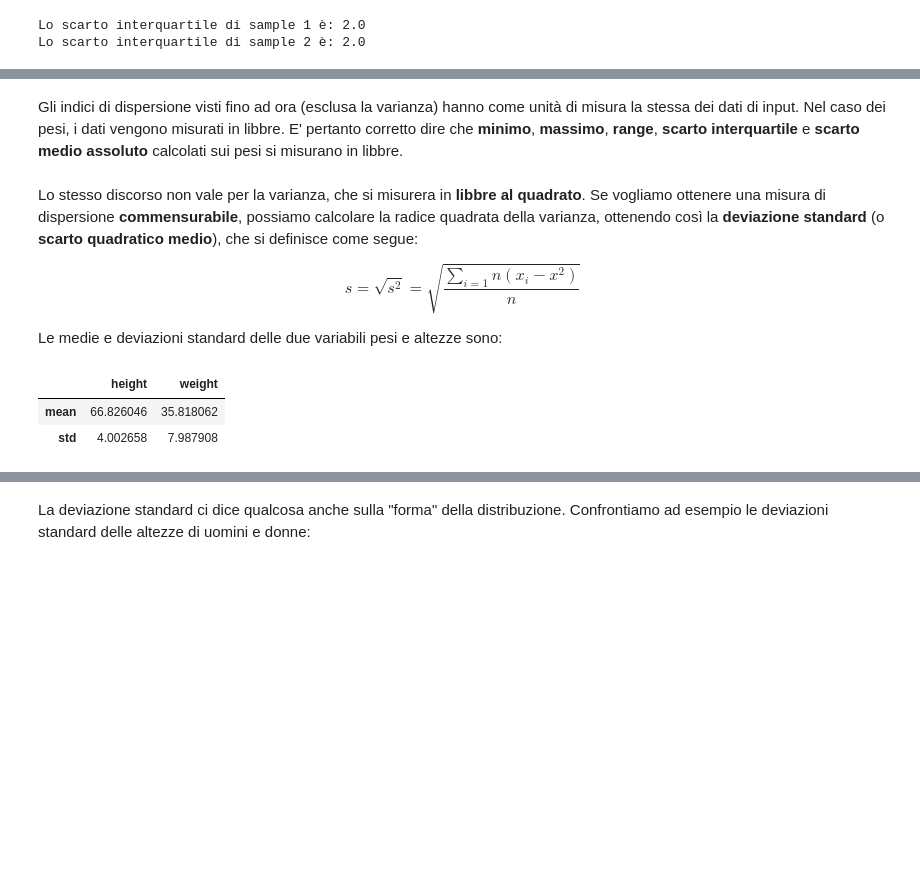
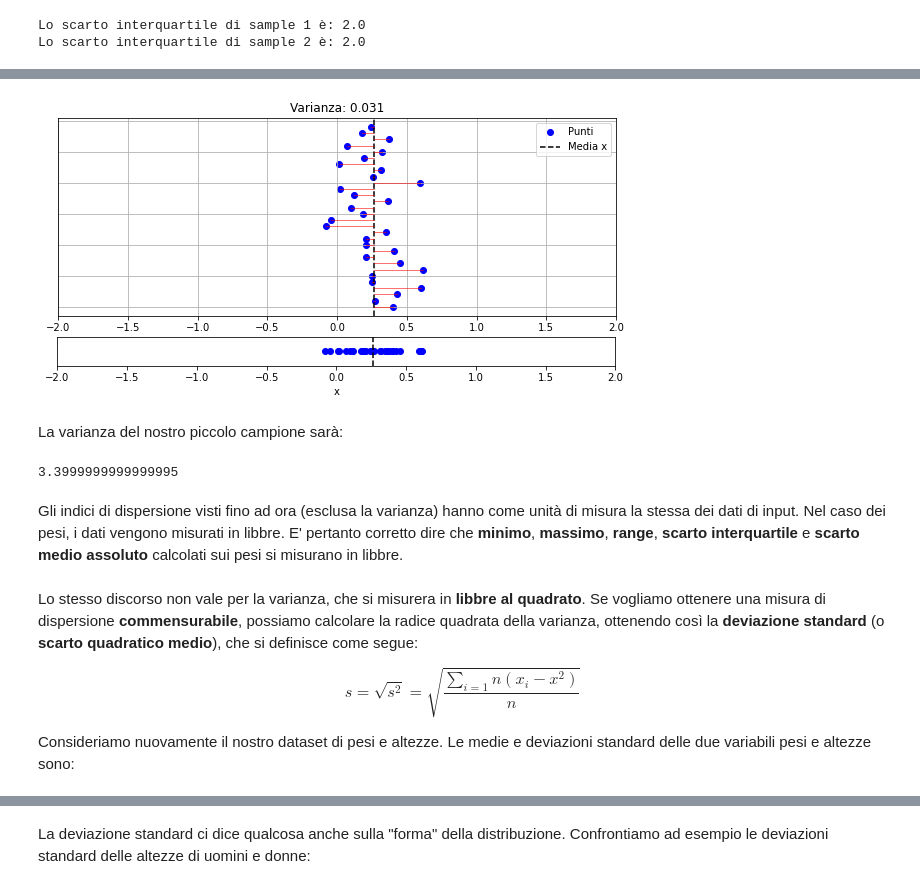
Before and after one commit to antoninofurnari/fadlecturenotes2425, a Jupyter notebook: lecturenotes/lectures/lecture3/01_misure_di_tendenza_centrale_dispersione_e_forma.ipynb, the cells around one changed output, grey strips where cells are left out. Drawn from its saved outputs; the diff is of its cells as text; code cells hidden in the pictures; blank space fills up the shorter version.

```diff
--- a/lecturenotes/lectures/lecture3/01_misure_di_tendenza_centrale_dispersione_e_forma.ipynb
+++ b/lecturenotes/lectures/lecture3/01_misure_di_tendenza_centrale_dispersione_e_forma.ipynb
@@ -403,3 +340,57 @@ hw['weight'].var()
+# %%
+import matplotlib.pyplot as plt
+import numpy as np
+
+# Genera dati casuali
+np.random.seed(42)
+n = 30
+x = np.random.randn(n)*0.2+0.3
+y = np.arange(n)
+
+# Calcola la media della componente x
+media_x = np.mean(x)
+
+# Crea il grafico 2D
+plt.figure(figsize=(10, 8))
+plt.subplot(211)
+plt.title(f"Varianza: {np.var(x):0.2}")
+plt.scatter(x, y, label='Punti', color='blue')
+
+# Traccia la media di x come una linea nera tratteggiata
+plt.axvline(x=media_x, color='black', linestyle='--', label='Media x')
+
+# Traccia le linee rosse che collegano i punti alla media x
+for i in range(n):
+    plt.plot([x[i], media_x], [y[i], y[i]], 'r-', linewidth=0.8, alpha=0.7)
+
+# Etichette degli assi e legenda
+plt.xlabel('')
+plt.ylabel('')
+plt.legend()
+# Rimuovi numeri e tick sull'asse delle y del subplot in alto
+plt.tick_params(axis='y', which='both', left=False, right=False, labelleft=False)
+plt.grid()
+plt.xlim([-2,2])
+
+plt.subplot(212)
+plt.scatter(x, np.zeros_like(x), label='Punti', color='blue')
+plt.axvline(x=media_x, color='black', linestyle='--', label='Media x')
+plt.xlim([-2,2])
+
+# Regola le dimensioni del subplot in basso
+plt.gca().set_position([0.124, 0.45, 0.775, 0.05])
+plt.xlabel('x')
+# Rimuovi etichette e numeri sull'asse delle y del subplot in basso
+plt.tick_params(axis='y', which='both', left=False, right=False, labelleft=False)
+plt.show()
+# %% [output]
+[figure, added]
+# %% [markdown]
+La varianza del nostro piccolo campione sarà:
+# %%
+data.var()
+# %% [output]
+3.3999999999999995
 # %% [markdown]
 Gli indici di dispersione visti fino ad ora (esclusa la varianza) hanno come unità di misura la stessa dei dati di input. Nel caso dei pesi, i dati vengono misurati in libbre. E' pertanto corretto dire che **minimo**, **massimo**, **range**, **scarto interquartile** e **scarto medio assoluto** calcolati sui pesi si misurano in libbre.
 # %% [markdown]
@@ -407,11 +398,4 @@ Lo stesso discorso non vale per la varianza, che si misurera in **libbre al quad
 
 $$s = \sqrt{s^2}=\sqrt{\frac{\sum_{i=1}{n}(x_i-x^2)}{n}}$$
 
-Le medie e deviazioni standard delle due variabili pesi e altezze sono:
+Consideriamo nuovamente il nostro dataset di pesi e altezze. Le medie e deviazioni standard delle due variabili pesi e altezze sono:
-# %%
-desc=hw[['height','weight']].describe()
-desc.iloc[[1,2]]
-# %% [output]
-|  | height | weight |
-| mean | 66.826046 | 35.818062 |
-| std | 4.002658 | 7.987908 |
```
Also changed, not shown: parts of 72 cells of this notebook.
